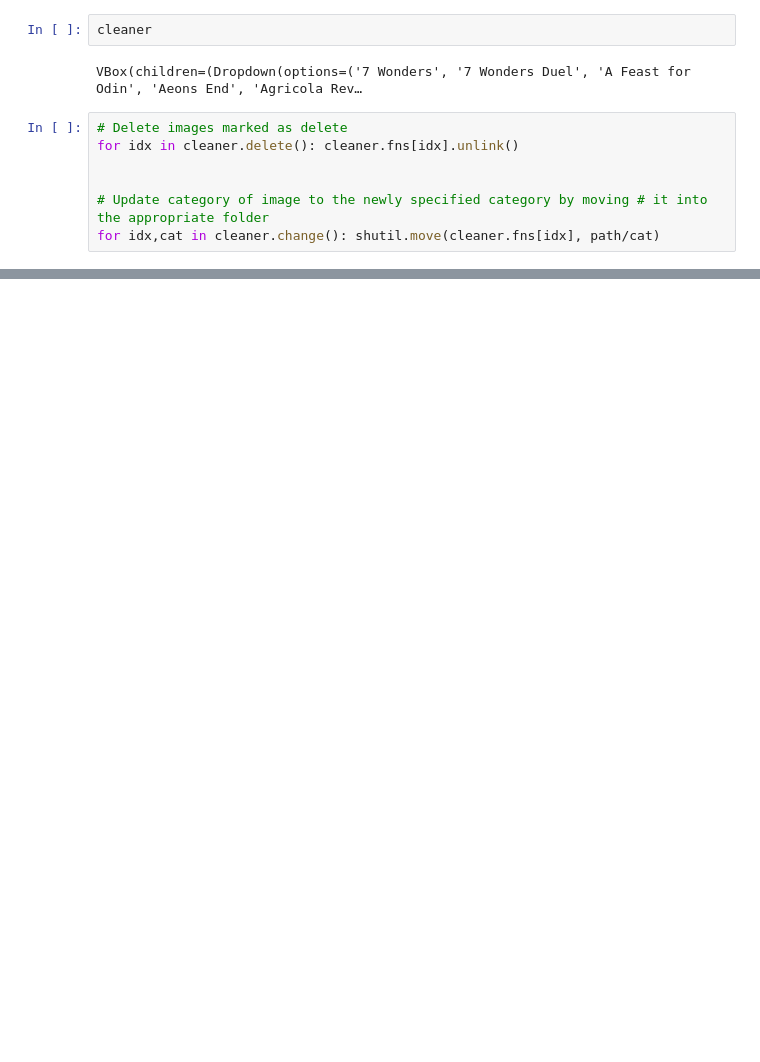
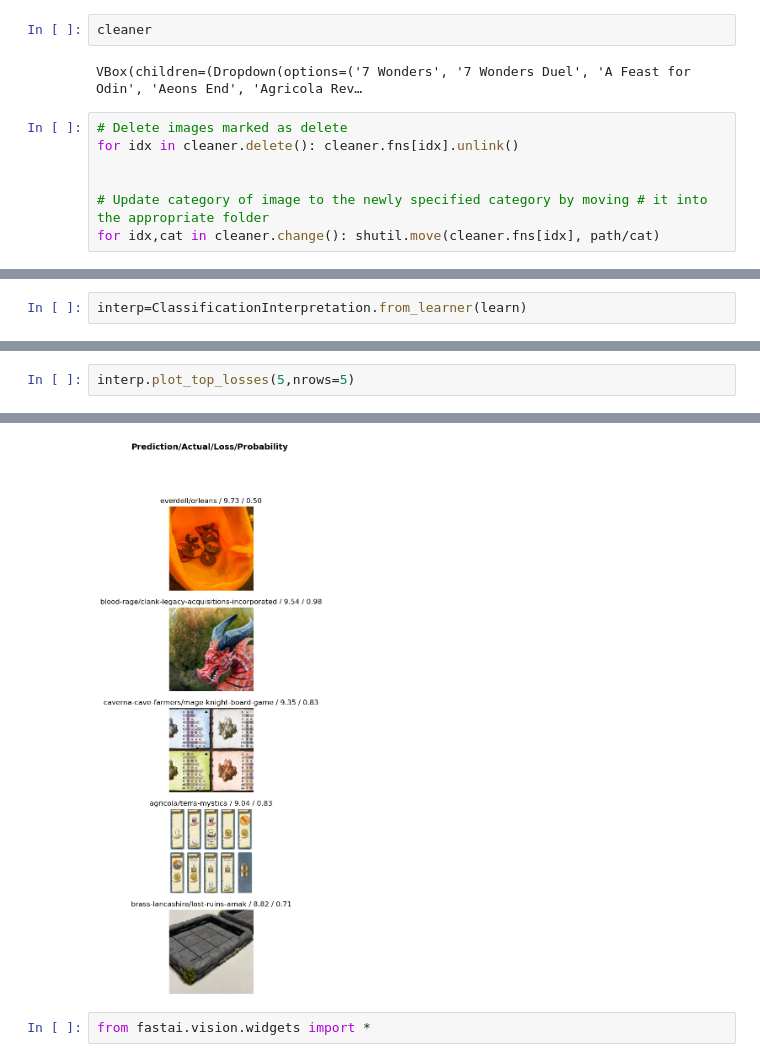
Before and after one commit to jonaskaszian/boardgame-vision, a Jupyter notebook: bg-rec.ipynb, the cells around one changed output, grey strips where cells are left out. Cells and saved outputs as stored; diff of their text form; blank space fills up the shorter version.

```diff
--- a/bg-rec.ipynb
+++ b/bg-rec.ipynb
@@ -113,0 +174,2 @@ for idx,cat in cleaner.change(): shutil.move(cleaner.fns[idx], path/cat)
+# %%
+interp=ClassificationInterpretation.from_learner(learn)
@@ -113,0 +207,3 @@ for idx,cat in cleaner.change(): shutil.move(cleaner.fns[idx], path/cat)
+# %%
+interp.plot_top_losses(5,nrows=5)
+# %% [output]
@@ -113,0 +211,3 @@ for idx,cat in cleaner.change(): shutil.move(cleaner.fns[idx], path/cat)
+[figure, added]
+# %%
+from fastai.vision.widgets import *
```
Also changed, not shown: parts of 24 cells of this notebook, 7 other files.
